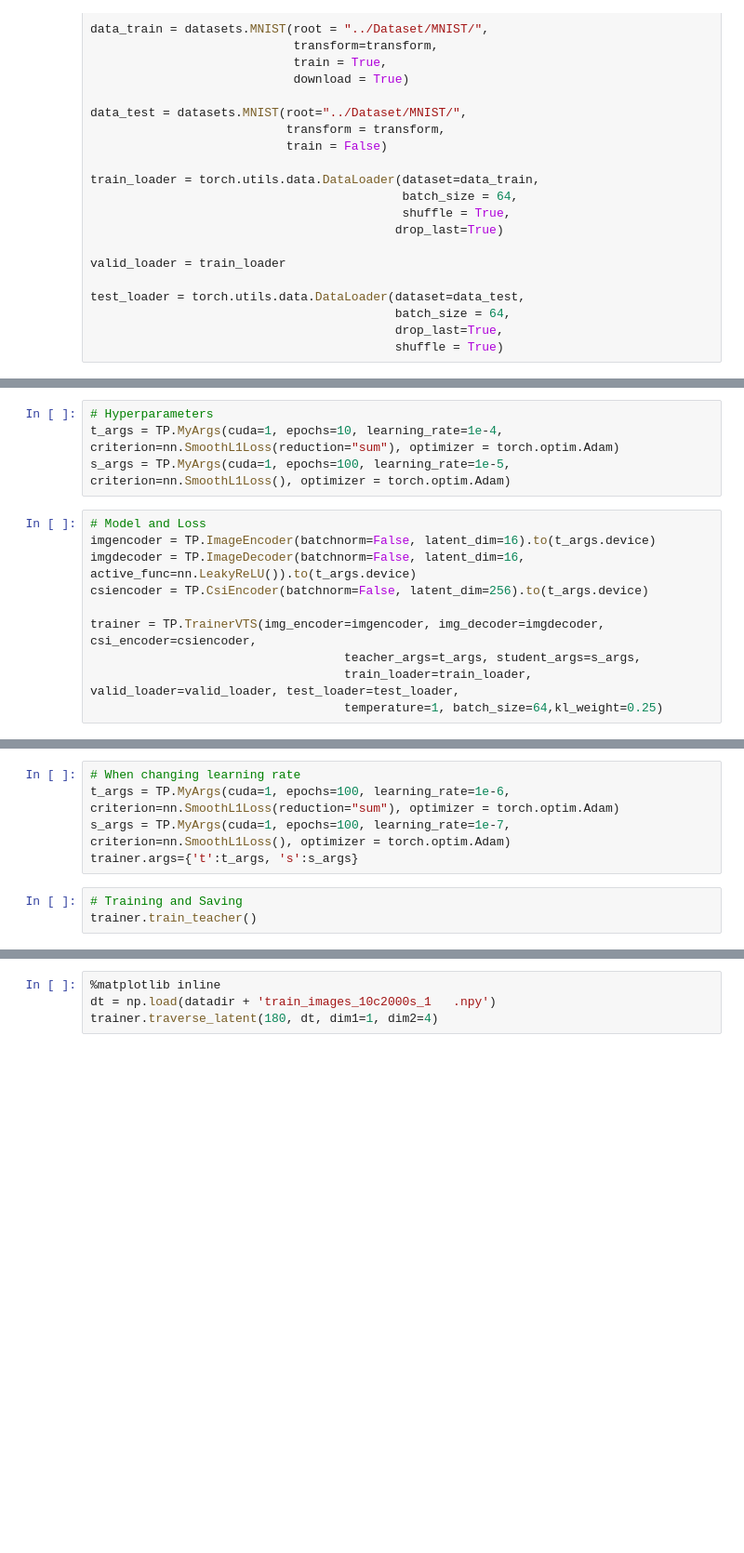
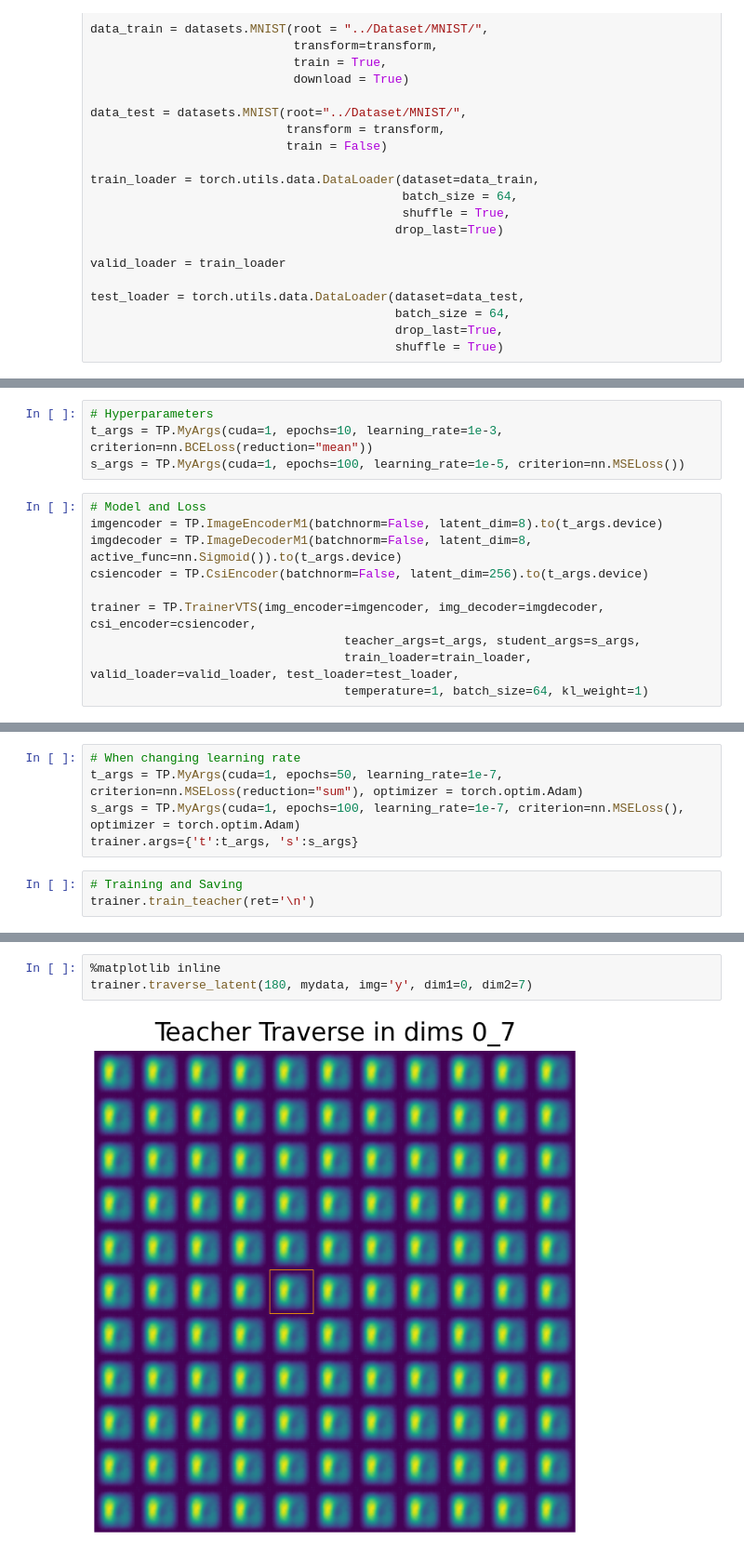
Before and after one commit to MilkywayCocktail/Models, a Jupyter notebook: Script-VaTeacherStudent_MNIST.ipynb, the cells around one changed output, grey strips where cells are left out. Shown: that part at 93% size. Cells and saved outputs as stored; diff of their text form; blank space fills up the shorter version.

```diff
--- a/Script-VaTeacherStudent_MNIST.ipynb
+++ b/Script-VaTeacherStudent_MNIST.ipynb
@@ -131,17 +132,17 @@ loaded
 # %%
 # Hyperparameters
-t_args = TP.MyArgs(cuda=1, epochs=10, learning_rate=1e-4, criterion=nn.SmoothL1Loss(reduction="sum"), optimizer = torch.optim.Adam)
-s_args = TP.MyArgs(cuda=1, epochs=100, learning_rate=1e-5, criterion=nn.SmoothL1Loss(), optimizer = torch.optim.Adam)
+t_args = TP.MyArgs(cuda=1, epochs=10, learning_rate=1e-3, criterion=nn.BCELoss(reduction="mean"))
+s_args = TP.MyArgs(cuda=1, epochs=100, learning_rate=1e-5, criterion=nn.MSELoss())
 # %%
 # Model and Loss
-imgencoder = TP.ImageEncoder(batchnorm=False, latent_dim=16).to(t_args.device)
-imgdecoder = TP.ImageDecoder(batchnorm=False, latent_dim=16, active_func=nn.LeakyReLU()).to(t_args.device)
+imgencoder = TP.ImageEncoderM1(batchnorm=False, latent_dim=8).to(t_args.device)
+imgdecoder = TP.ImageDecoderM1(batchnorm=False, latent_dim=8, active_func=nn.Sigmoid()).to(t_args.device)
 csiencoder = TP.CsiEncoder(batchnorm=False, latent_dim=256).to(t_args.device)
 
 trainer = TP.TrainerVTS(img_encoder=imgencoder, img_decoder=imgdecoder, csi_encoder=csiencoder,
                                    teacher_args=t_args, student_args=s_args,
                                    train_loader=train_loader, valid_loader=valid_loader, test_loader=test_loader,
-                                   temperature=1, batch_size=64,kl_weight=0.25)
+                                   temperature=1, batch_size=64, kl_weight=1)
 # %%
 # Load from checkpoints
 trainer.toal_epochs=0
@@ -151,9 +154,9 @@ csiencoder.load_state_dict(torch.load('../Models/CSIEn_Model_v02a1_CsiEn_Last_03
 # %%
 # When changing learning rate
-t_args = TP.MyArgs(cuda=1, epochs=100, learning_rate=1e-6, criterion=nn.SmoothL1Loss(reduction="sum"), optimizer = torch.optim.Adam)
-s_args = TP.MyArgs(cuda=1, epochs=100, learning_rate=1e-7, criterion=nn.SmoothL1Loss(), optimizer = torch.optim.Adam)
+t_args = TP.MyArgs(cuda=1, epochs=50, learning_rate=1e-7, criterion=nn.MSELoss(reduction="sum"), optimizer = torch.optim.Adam)
+s_args = TP.MyArgs(cuda=1, epochs=100, learning_rate=1e-7, criterion=nn.MSELoss(), optimizer = torch.optim.Adam)
 trainer.args={'t':t_args, 's':s_args}
 # %%
 # Training and Saving
-trainer.train_teacher()
+trainer.train_teacher(ret='\n')
 # %% [output]
@@ -179,4 +191,5 @@ trainer.plot_teacher_test(select_num=8)
 # %%
 %matplotlib inline
-dt = np.load(datadir + 'train_images_10c2000s_1   .npy')
-trainer.traverse_latent(180, dt, dim1=1, dim2=4)
+trainer.traverse_latent(180, mydata, img='y', dim1=0, dim2=7)
+# %% [output]
+[figure, added]
```
Also changed, not shown: parts of 7 cells of this notebook, 1 other file.
